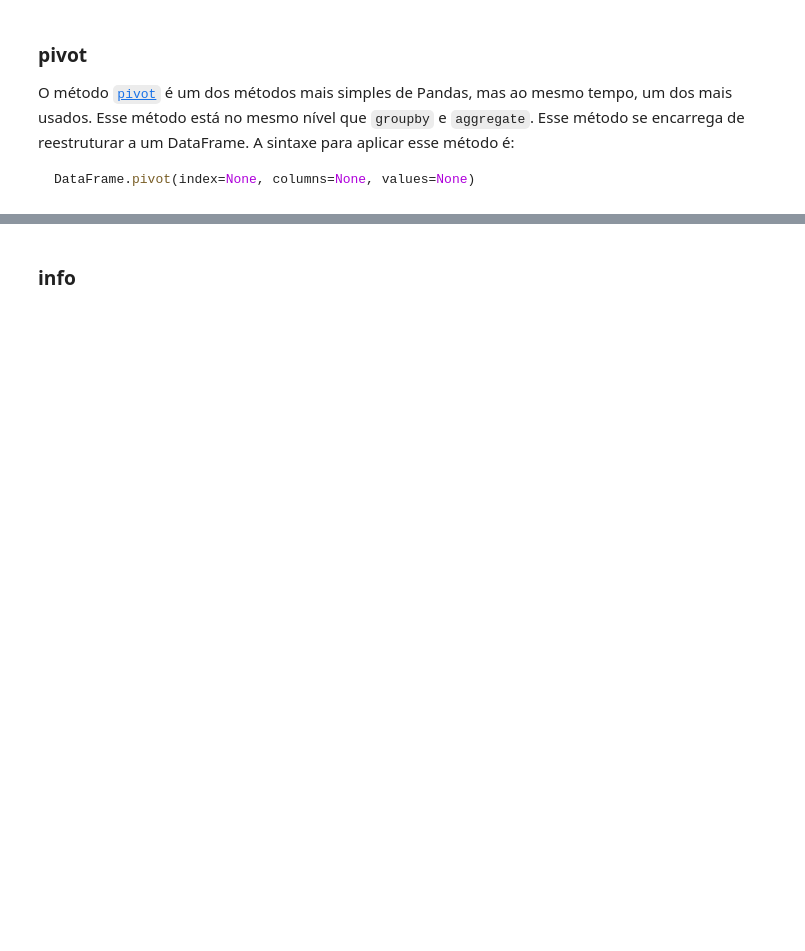
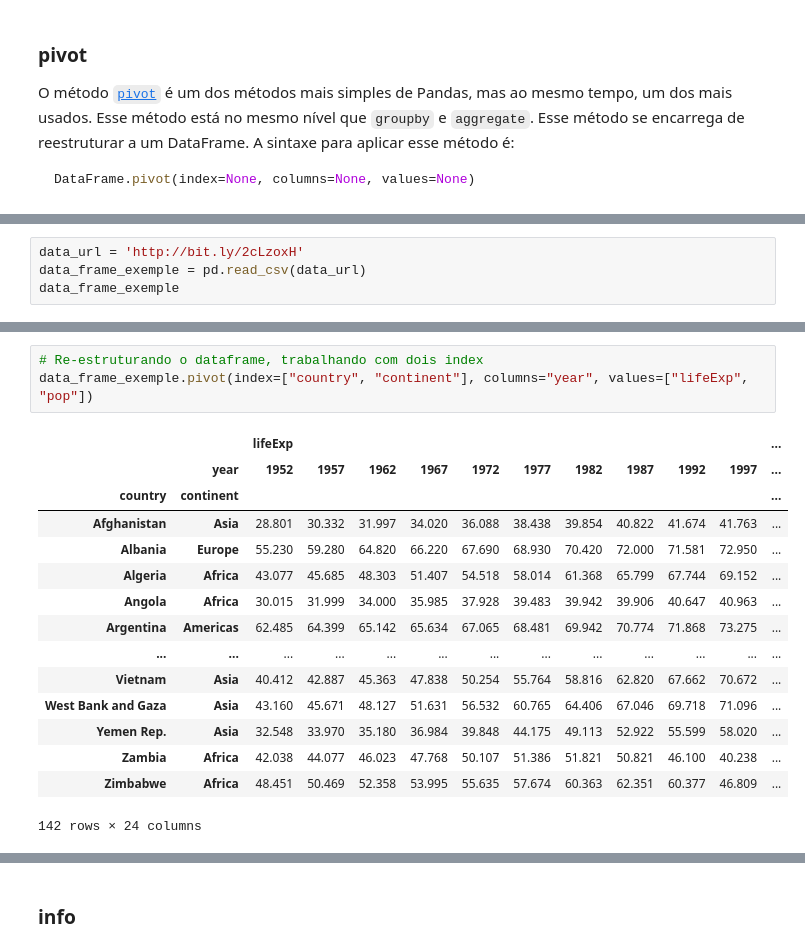
Before and after one commit to FernanMartinez/Curso_Python_Basico, a Jupyter notebook: Aula 12 Pandas/Aula 12. Pandas.ipynb, the cells around one changed output, grey strips where cells are left out. Drawn from its saved outputs; the diff is of its cells as text; blank space fills up the shorter version.

```diff
--- a/Aula 12 Pandas/Aula 12. Pandas.ipynb
+++ b/Aula 12 Pandas/Aula 12. Pandas.ipynb
@@ -1337,0 +1553,4 @@ ValueError: Index contains duplicate entries, cannot reshape
+# %%
+data_url = 'http://bit.ly/2cLzoxH'
+data_frame_exemple = pd.read_csv(data_url)
+data_frame_exemple
@@ -1337,0 +1607,19 @@ ValueError: Index contains duplicate entries, cannot reshape
+# %%
+# Re-estruturando o dataframe, trabalhando com dois index
+data_frame_exemple.pivot(index=["country", "continent"], columns="year", values=["lifeExp", "pop"])
+# %% [output]
+|  |  | lifeExp |  |  |  |  |  |  |  |  |  | ... |
+|  | year | 1952 | 1957 | 1962 | 1967 | 1972 | 1977 | 1982 | 1987 | 1992 | 1997 | ... |
+| country | continent |  |  |  |  |  |  |  |  |  |  | ... |
+| Afghanistan | Asia | 28.801 | 30.332 | 31.997 | 34.020 | 36.088 | 38.438 | 39.854 | 40.822 | 41.674 | 41.763 | ... |
+| Albania | Europe | 55.230 | 59.280 | 64.820 | 66.220 | 67.690 | 68.930 | 70.420 | 72.000 | 71.581 | 72.950 | ... |
+| Algeria | Africa | 43.077 | 45.685 | 48.303 | 51.407 | 54.518 | 58.014 | 61.368 | 65.799 | 67.744 | 69.152 | ... |
+| Angola | Africa | 30.015 | 31.999 | 34.000 | 35.985 | 37.928 | 39.483 | 39.942 | 39.906 | 40.647 | 40.963 | ... |
+| Argentina | Americas | 62.485 | 64.399 | 65.142 | 65.634 | 67.065 | 68.481 | 69.942 | 70.774 | 71.868 | 73.275 | ... |
+| ... | ... | ... | ... | ... | ... | ... | ... | ... | ... | ... | ... | ... |
+| Vietnam | Asia | 40.412 | 42.887 | 45.363 | 47.838 | 50.254 | 55.764 | 58.816 | 62.820 | 67.662 | 70.672 | ... |
+| West Bank and Gaza | Asia | 43.160 | 45.671 | 48.127 | 51.631 | 56.532 | 60.765 | 64.406 | 67.046 | 69.718 | 71.096 | ... |
+| Yemen Rep. | Asia | 32.548 | 33.970 | 35.180 | 36.984 | 39.848 | 44.175 | 49.113 | 52.922 | 55.599 | 58.020 | ... |
+| Zambia | Africa | 42.038 | 44.077 | 46.023 | 47.768 | 50.107 | 51.386 | 51.821 | 50.821 | 46.100 | 40.238 | ... |
+| Zimbabwe | Africa | 48.451 | 50.469 | 52.358 | 53.995 | 55.635 | 57.674 | 60.363 | 62.351 | 60.377 | 46.809 | ... |
+142 rows × 24 columns
```
Also changed, not shown: parts of 31 cells of this notebook.
